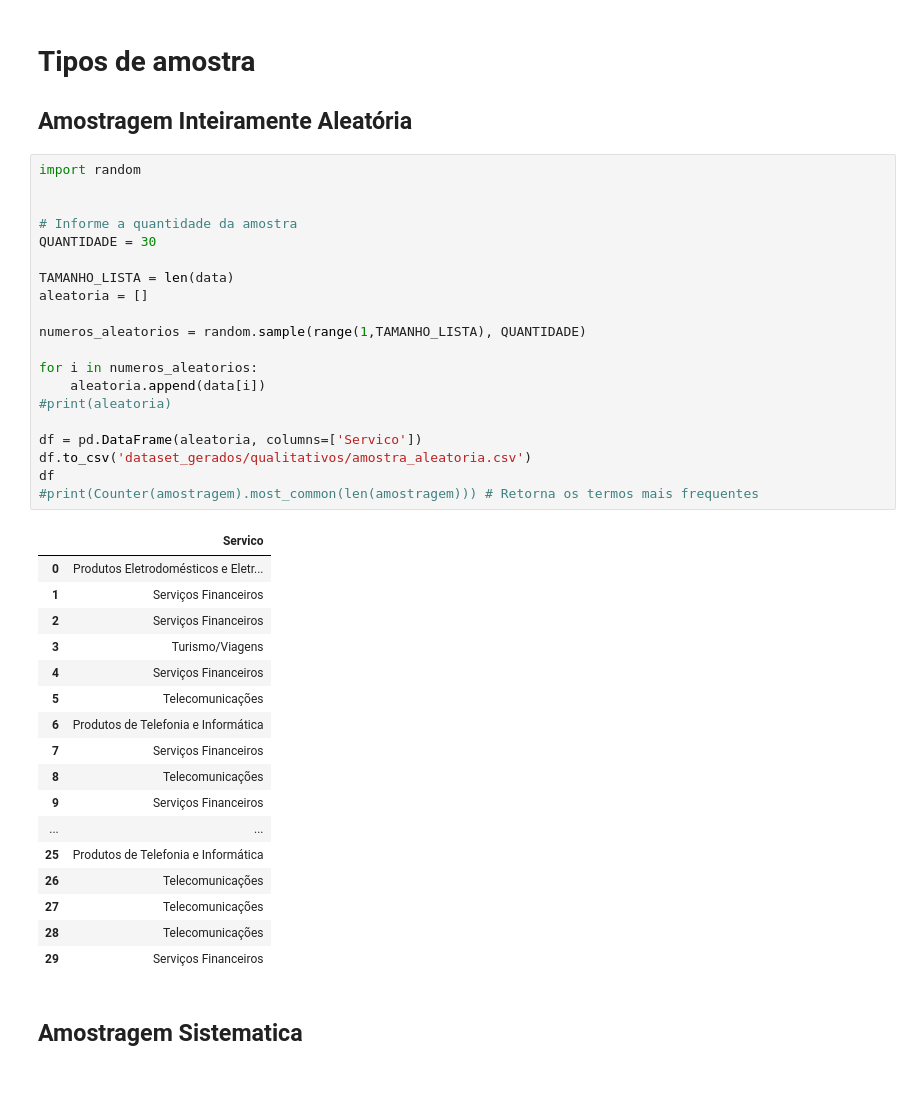
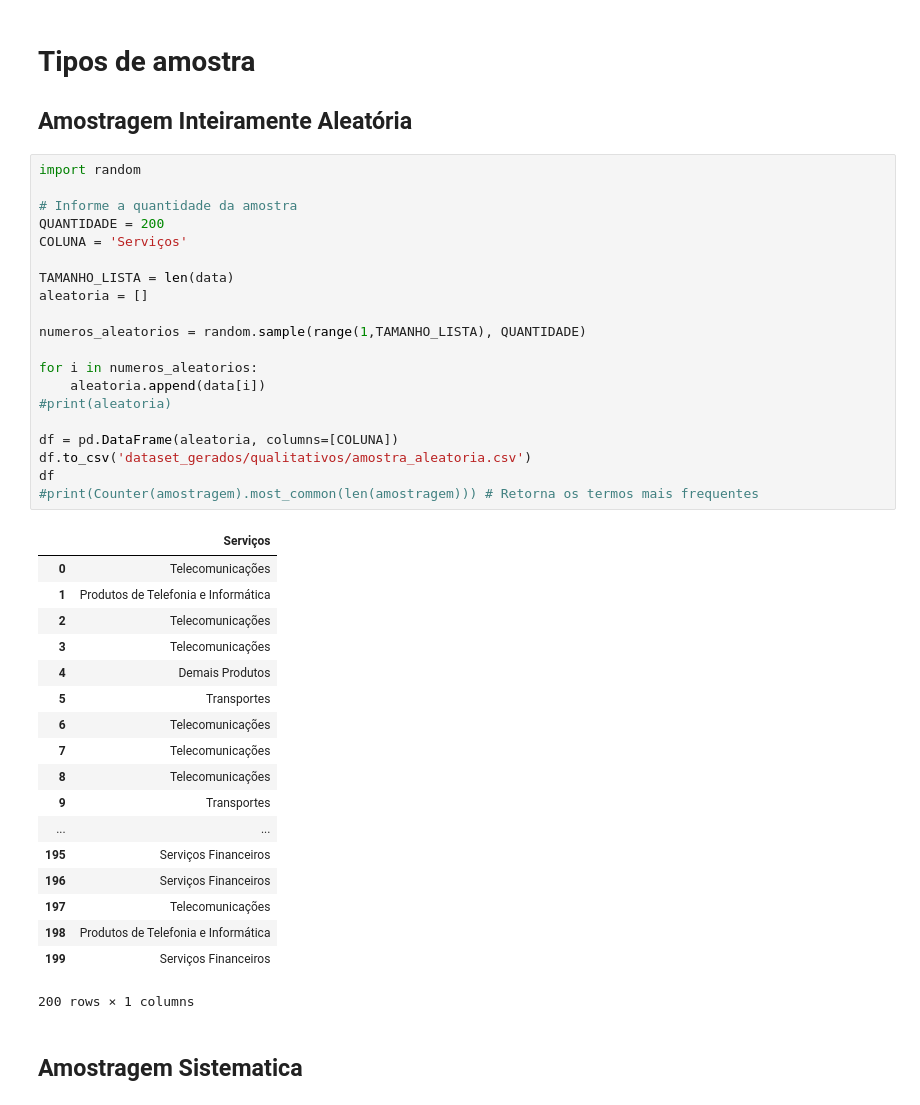
Before and after one commit to marcostark/estatistica-exploratoria, a Jupyter notebook: qualitativos.ipynb, the cells around one changed output. Drawn from its saved outputs; the diff is of its cells as text.

```diff
--- a/qualitativos.ipynb
+++ b/qualitativos.ipynb
@@ -25,41 +25,42 @@ dataset.head(4)# Mostrar apenas a quantidade de linhas informadas (Quando inform
 # %%
 import random
 
-
 # Informe a quantidade da amostra
-QUANTIDADE = 30
+QUANTIDADE = 200
+COLUNA = 'Serviços'
 
 TAMANHO_LISTA = len(data)
 aleatoria = []
 
 numeros_aleatorios = random.sample(range(1,TAMANHO_LISTA), QUANTIDADE)
 
 for i in numeros_aleatorios:
     aleatoria.append(data[i])
 #print(aleatoria)
 
-df = pd.DataFrame(aleatoria, columns=['Servico'])
+df = pd.DataFrame(aleatoria, columns=[COLUNA])
 df.to_csv('dataset_gerados/qualitativos/amostra_aleatoria.csv')
 df
 #print(Counter(amostragem).most_common(len(amostragem))) # Retorna os termos mais frequentes
 # %% [output]
-|  | Servico |
-| 0 | Produtos Eletrodomésticos e Eletr... |
-| 1 | Serviços Financeiros |
-| 2 | Serviços Financeiros |
-| 3 | Turismo/Viagens |
-| 4 | Serviços Financeiros |
-| 5 | Telecomunicações |
-| 6 | Produtos de Telefonia e Informática |
-| 7 | Serviços Financeiros |
+|  | Serviços |
+| 0 | Telecomunicações |
+| 1 | Produtos de Telefonia e Informática |
+| 2 | Telecomunicações |
+| 3 | Telecomunicações |
+| 4 | Demais Produtos |
+| 5 | Transportes |
+| 6 | Telecomunicações |
+| 7 | Telecomunicações |
 | 8 | Telecomunicações |
-| 9 | Serviços Financeiros |
+| 9 | Transportes |
 | ... | ... |
-| 25 | Produtos de Telefonia e Informática |
-| 26 | Telecomunicações |
-| 27 | Telecomunicações |
-| 28 | Telecomunicações |
-| 29 | Serviços Financeiros |
+| 195 | Serviços Financeiros |
+| 196 | Serviços Financeiros |
+| 197 | Telecomunicações |
+| 198 | Produtos de Telefonia e Informática |
+| 199 | Serviços Financeiros |
+200 rows × 1 columns
 # %% [markdown]
 ## Amostragem Sistematica
 # %%
```
Also changed, not shown: parts of 8 cells of this notebook, 5 other files.
